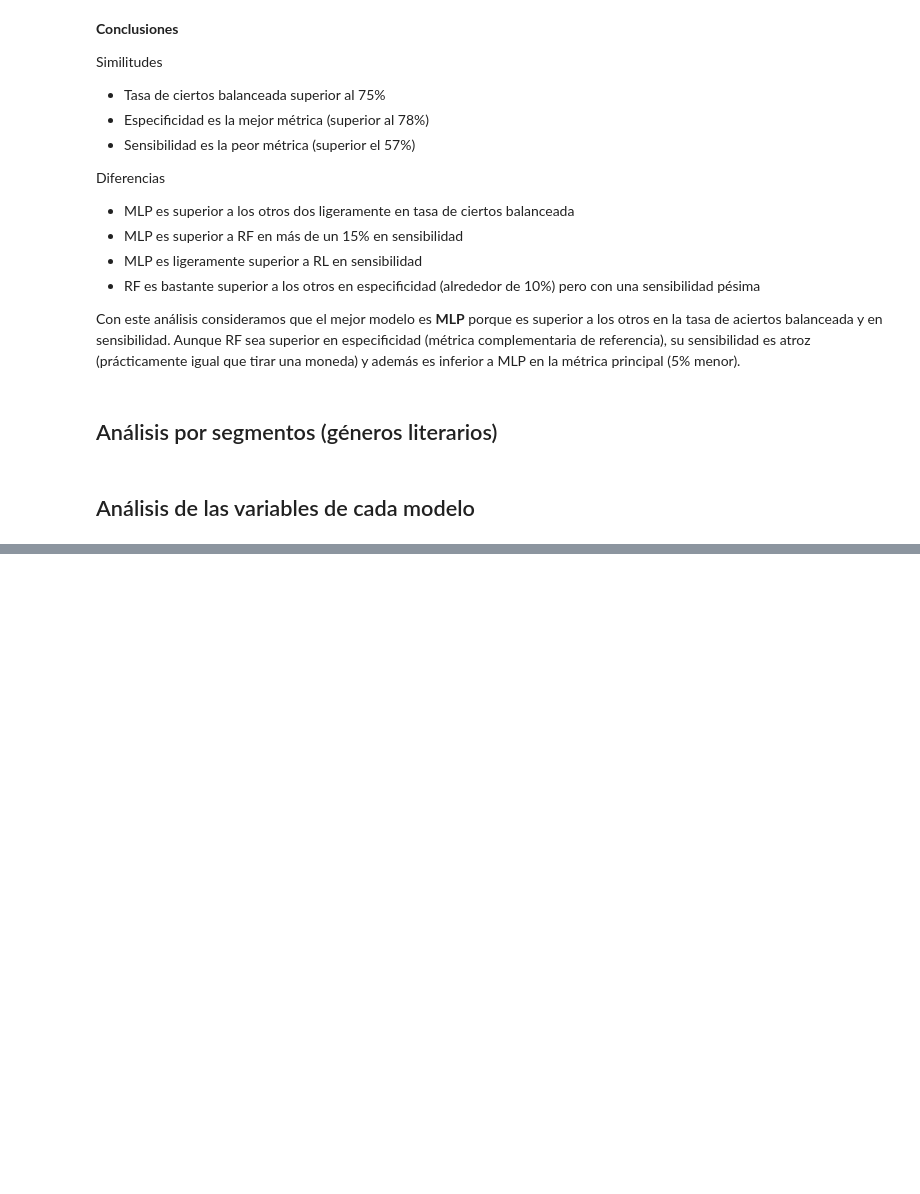
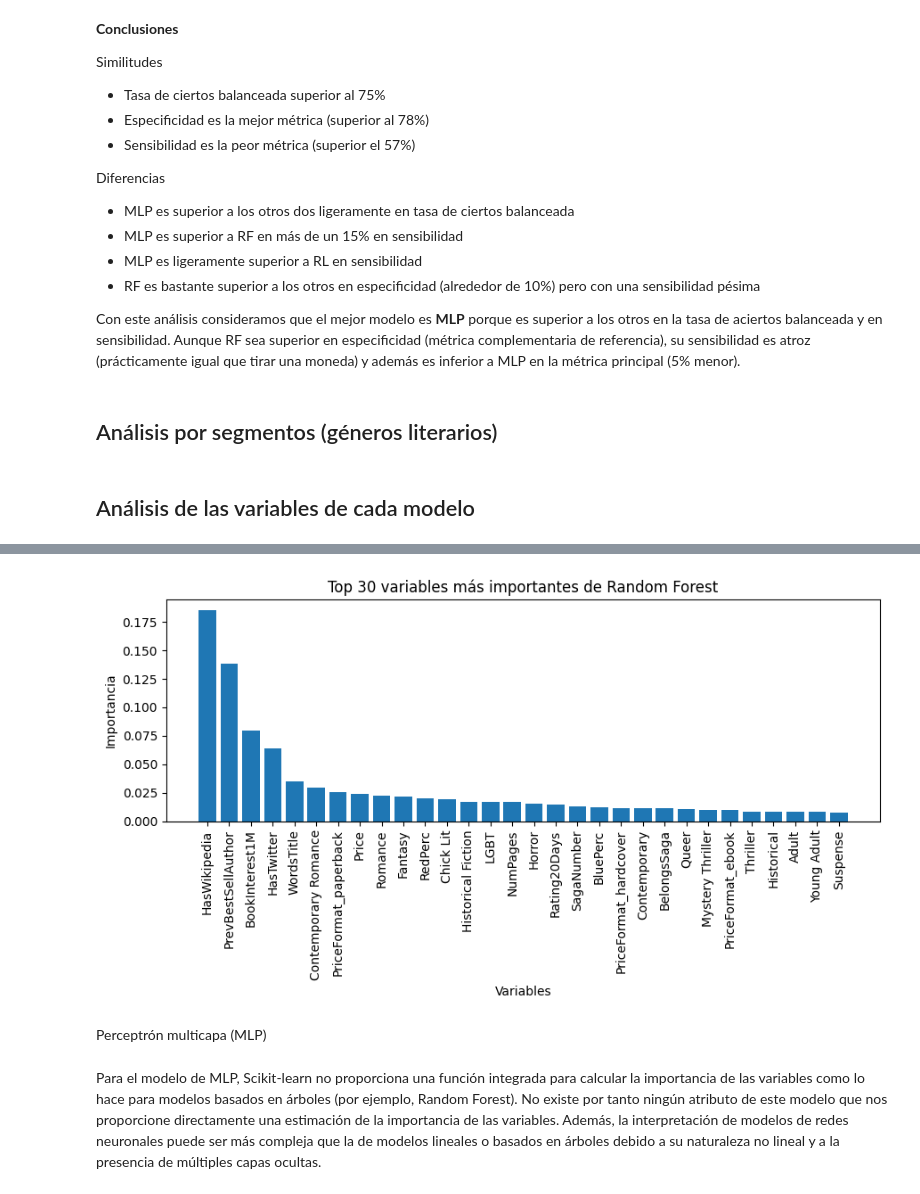
Before and after one commit to MMCCJJ/NOVELLA, a Jupyter notebook: src/modelos/evaluacionModelosCandidatos.ipynb, the cells around one changed output, grey strips where cells are left out. Drawn from its saved outputs; the diff is of its cells as text; code cells hidden in the pictures; blank space fills up the shorter version.

```diff
--- a/src/modelos/evaluacionModelosCandidatos.ipynb
+++ b/src/modelos/evaluacionModelosCandidatos.ipynb
@@ -411,0 +514,2 @@ Con este análisis consideramos que el mejor modelo es **MLP** porque es superio
+# %%
+nombres_variables_RF = X_train.columns.to_list()
@@ -411,0 +534,26 @@ Con este análisis consideramos que el mejor modelo es **MLP** porque es superio
+# %%
+# Obtener índices de las características ordenadas por importancia
+sorted_indices = np.argsort(RF_model.feature_importances_)[::-1]
+
+# Seleccionar las 30 características principales
+top_indices = sorted_indices[:30]
+
+# Obtener las importancias y nombres de las características correspondientes
+top_importances = RF_model.feature_importances_[top_indices]
+top_feature_names = [nombres_variables_RF[i] for i in top_indices]
+
+# Graficar las importancias de las características
+plt.figure(figsize=(9, 5))
+plt.bar(range(len(top_importances)), top_importances)
+plt.xticks(range(len(top_importances)), top_feature_names, rotation=90)
+plt.title('Top 30 variables más importantes de Random Forest')
+plt.xlabel('Variables')
+plt.ylabel('Importancia')
+plt.tight_layout()
+plt.show()
+# %% [output]
+[figure, added]
+# %% [markdown]
+Perceptrón multicapa (MLP)
+# %% [markdown]
+Para el modelo de MLP, Scikit-learn no proporciona una función integrada para calcular la importancia de las variables como lo hace para modelos basados en árboles (por ejemplo, Random Forest). No existe por tanto ningún atributo de este modelo que nos proporcione directamente una estimación de la importancia de las variables. Además, la interpretación de modelos de redes neuronales puede ser más compleja que la de modelos lineales o basados en árboles debido a su naturaleza no lineal y a la presencia de múltiples capas ocultas.
```
Also changed, not shown: parts of 21 cells of this notebook.
